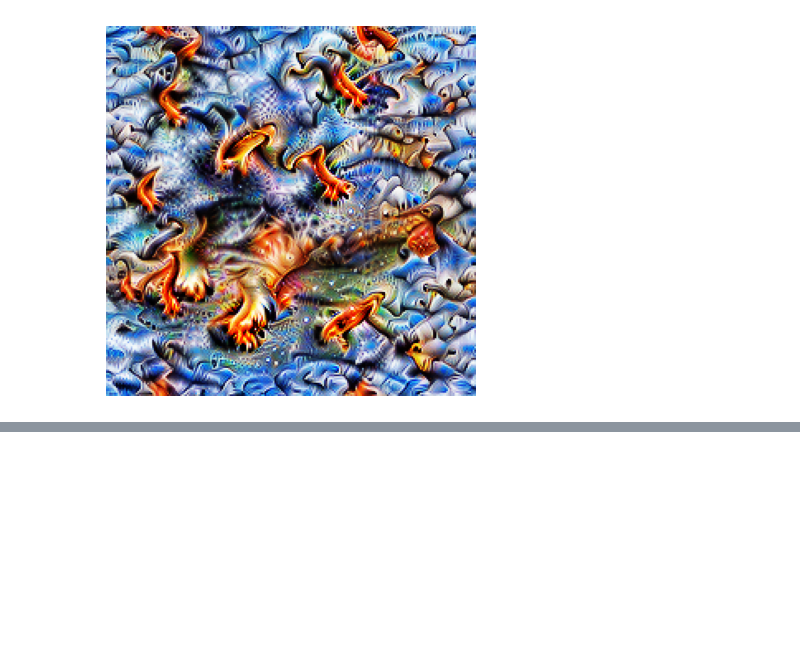
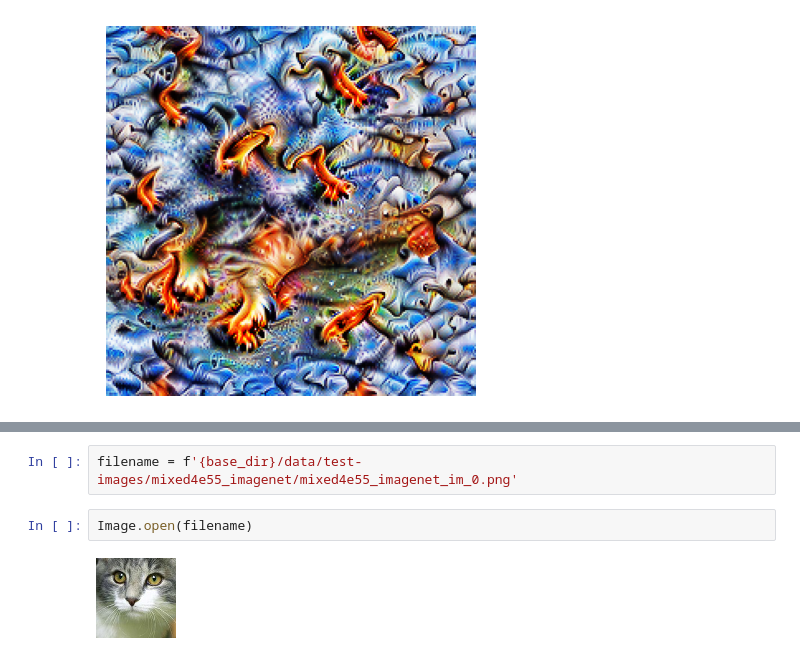
Before and after one commit to lauraaisling/sw-interpretability, a Jupyter notebook: scripts/RW.ipynb, the cells around one changed output, grey strips where cells are left out. Drawn from its saved outputs; the diff is of its cells as text; blank space fills up the shorter version.

```diff
--- a/scripts/RW.ipynb
+++ b/scripts/RW.ipynb
@@ -520,0 +536,6 @@ There are 128 steps in the history.
+# %%
+filename = f'{base_dir}/data/test-images/mixed4e55_imagenet/mixed4e55_imagenet_im_0.png'
+# %%
+Image.open(filename)
+# %% [output]
+[figure, added]
```
Also changed, not shown: parts of 8 cells of this notebook, 6 other files.
